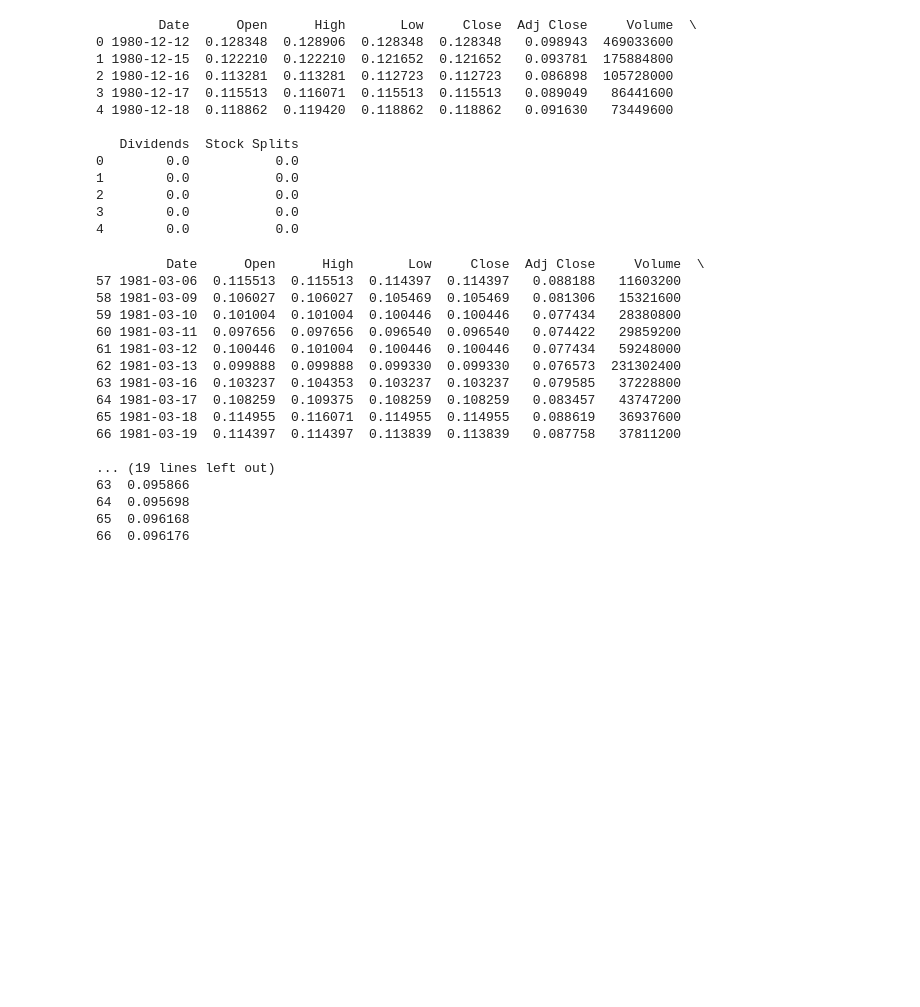
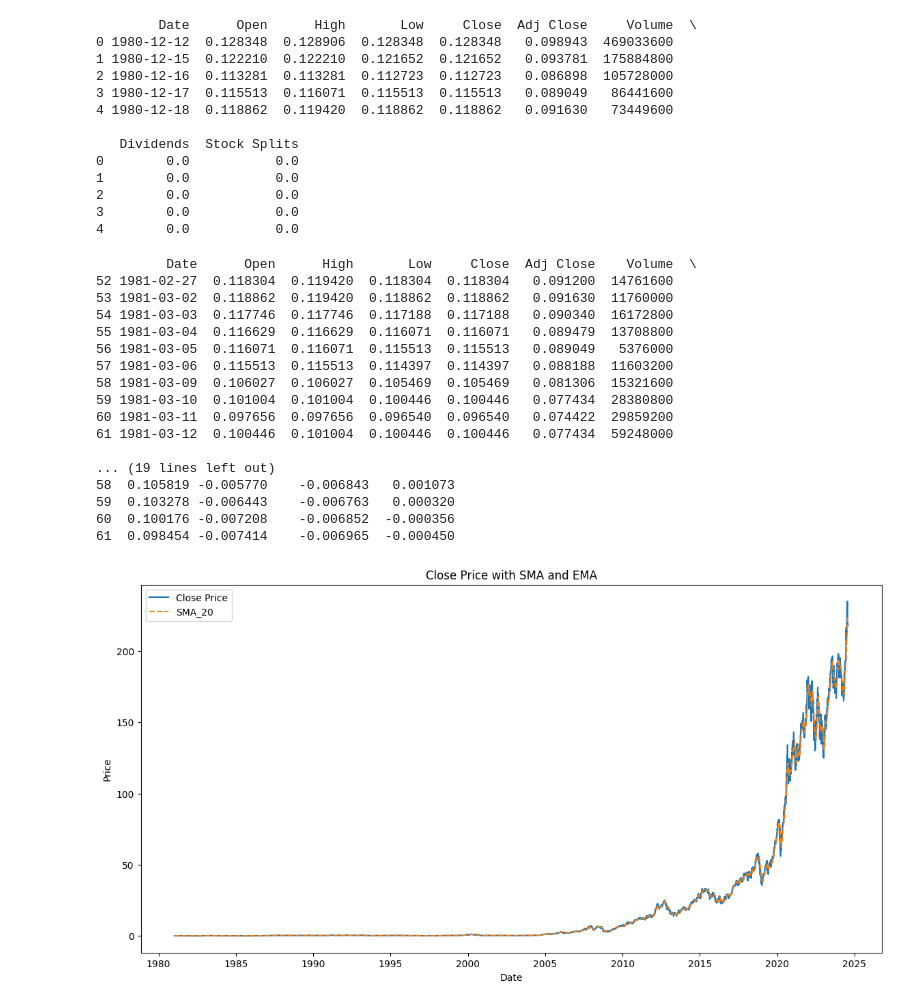
Before and after one commit to Nahom-ketsela/kaim-week-01, a Jupyter notebook: notebooks/APPL_analysis.ipynb, the cells around one changed output. Cells and saved outputs as stored; diff of their text form; code cells hidden in the pictures; blank space fills up the shorter version.

Commit message:
visualization of technical indicators for apple data done.

```diff
--- a/notebooks/APPL_analysis.ipynb
+++ b/notebooks/APPL_analysis.ipynb
@@ -42,7 +42,7 @@ print(prepared_data.head())
 4        0.0           0.0
 # %%
 # Import the module
-import technical_analysis as ta
+import technical_analysis_indicator as ta
 
 # Add a 20-day Simple Moving Average (SMA) to the prepared data
 prepared_data = ta.add_sma(prepared_data, period=20)
@@ -53,26 +53,36 @@ prepared_data = ta.add_rsi(prepared_data, period=14)
 # Add Bollinger Bands to the prepared data
 prepared_data = ta.add_bollinger_bands(prepared_data, period=20)
 
+# Add MACD to the prepared data
+prepared_data = ta.add_macd(prepared_data)
+
+
 # To handle NaN values
 prepared_data = prepared_data.dropna()
 
 # Display the first few rows
 print(prepared_data.head(10))
 # %% [output]
-         Date      Open      High       Low     Close  Adj Close     Volume  \
-57 1981-03-06  0.115513  0.115513  0.114397  0.114397   0.088188   11603200
-58 1981-03-09  0.106027  0.106027  0.105469  0.105469   0.081306   15321600
-59 1981-03-10  0.101004  0.101004  0.100446  0.100446   0.077434   28380800
-60 1981-03-11  0.097656  0.097656  0.096540  0.096540   0.074422   29859200
-61 1981-03-12  0.100446  0.101004  0.100446  0.100446   0.077434   59248000
-62 1981-03-13  0.099888  0.099888  0.099330  0.099330   0.076573  231302400
-63 1981-03-16  0.103237  0.104353  0.103237  0.103237   0.079585   37228800
-64 1981-03-17  0.108259  0.109375  0.108259  0.108259   0.083457   43747200
-65 1981-03-18  0.114955  0.116071  0.114955  0.114955   0.088619   36937600
-66 1981-03-19  0.114397  0.114397  0.113839  0.113839   0.087758   37811200
+         Date      Open      High       Low     Close  Adj Close    Volume  \
+52 1981-02-27  0.118304  0.119420  0.118304  0.118304   0.091200  14761600
+53 1981-03-02  0.118862  0.119420  0.118862  0.118862   0.091630  11760000
+54 1981-03-03  0.117746  0.117746  0.117188  0.117188   0.090340  16172800
+55 1981-03-04  0.116629  0.116629  0.116071  0.116071   0.089479  13708800
+56 1981-03-05  0.116071  0.116071  0.115513  0.115513   0.089049   5376000
+57 1981-03-06  0.115513  0.115513  0.114397  0.114397   0.088188  11603200
+58 1981-03-09  0.106027  0.106027  0.105469  0.105469   0.081306  15321600
+59 1981-03-10  0.101004  0.101004  0.100446  0.100446   0.077434  28380800
+60 1981-03-11  0.097656  0.097656  0.096540  0.096540   0.074422  29859200
+61 1981-03-12  0.100446  0.101004  0.100446  0.100446   0.077434  59248000
 
 ... (19 lines left out)
-63  0.095866
-64  0.095698
-65  0.096168
-66  0.096176
+58  0.105819 -0.005770    -0.006843   0.001073
+59  0.103278 -0.006443    -0.006763   0.000320
+60  0.100176 -0.007208    -0.006852  -0.000356
+61  0.098454 -0.007414    -0.006965  -0.000450
+# %%
+import visualization_utils as vu
+
+vu.plot_close_with_moving_averages(prepared_data)
+# %% [output]
+[figure, added]
```
Also changed, not shown: parts of 4 cells of this notebook, 1 other file.
